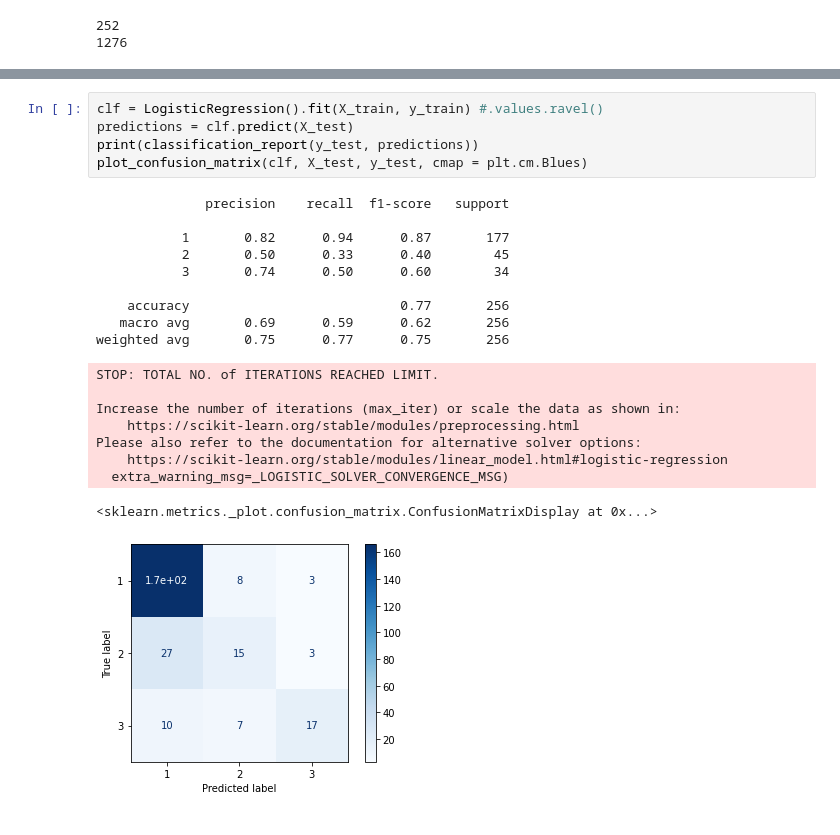
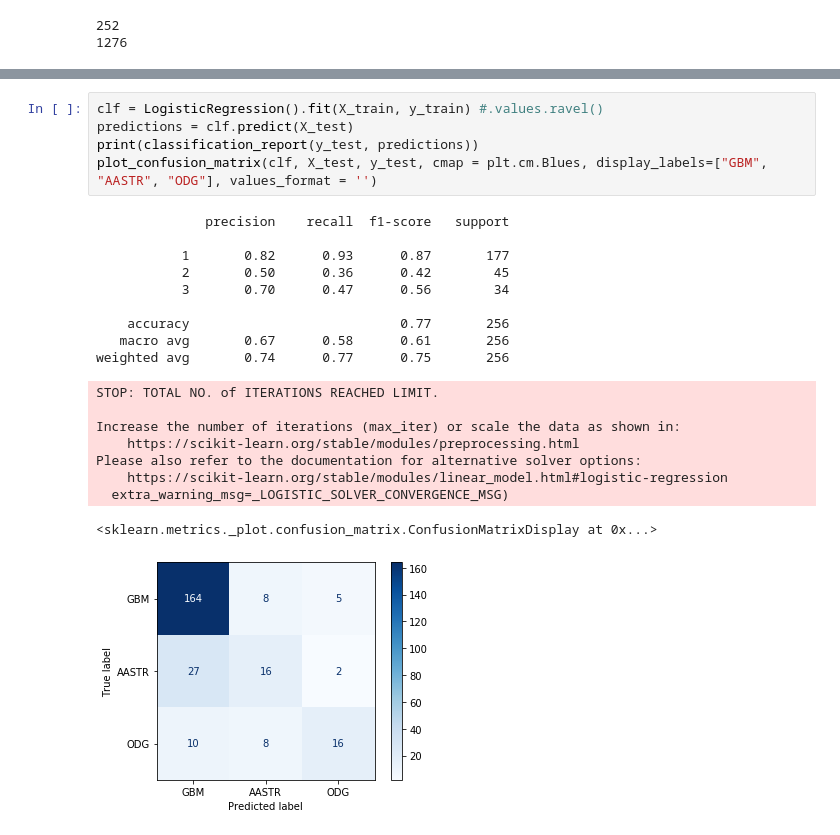
Before and after one commit to mathabaws/SOTA_xAI_Visual_analytics, a Jupyter notebook: notebooks/diffuseglioma-dataset-processing.ipynb, the cells around one changed output, grey strips where cells are left out. Drawn from its saved outputs; the diff is of its cells as text.

Commit message:
adjust confusion matrix, add model export, adjust imports for local development

```diff
--- a/notebooks/diffuseglioma-dataset-processing.ipynb
+++ b/notebooks/diffuseglioma-dataset-processing.ipynb
@@ -206,27 +203,27 @@ dtype: int64
 # %%
 clf = LogisticRegression().fit(X_train, y_train) #.values.ravel()
 predictions = clf.predict(X_test)
 print(classification_report(y_test, predictions))
-plot_confusion_matrix(clf, X_test, y_test, cmap = plt.cm.Blues)
+plot_confusion_matrix(clf, X_test, y_test, cmap = plt.cm.Blues, display_labels=["GBM", "AASTR", "ODG"], values_format = '')
 # %% [output]
               precision    recall  f1-score   support
 
-           1       0.82      0.94      0.87       177
-           2       0.50      0.33      0.40        45
-           3       0.74      0.50      0.60        34
+           1       0.82      0.93      0.87       177
+           2       0.50      0.36      0.42        45
+           3       0.70      0.47      0.56        34
 
     accuracy                           0.77       256
-   macro avg       0.69      0.59      0.62       256
-weighted avg       0.75      0.77      0.75       256
+   macro avg       0.67      0.58      0.61       256
+weighted avg       0.74      0.77      0.75       256
 STOP: TOTAL NO. of ITERATIONS REACHED LIMIT.
 
 Increase the number of iterations (max_iter) or scale the data as shown in:
     https://scikit-learn.org/stable/modules/preprocessing.html
 Please also refer to the documentation for alternative solver options:
     https://scikit-learn.org/stable/modules/linear_model.html#logistic-regression
   extra_warning_msg=_LOGISTIC_SOLVER_CONVERGENCE_MSG)
 <sklearn.metrics._plot.confusion_matrix.ConfusionMatrixDisplay at 0x...>
-[figure, old version]
+[figure, new version]
 # %%
 clf = RandomForestClassifier(n_estimators=100, random_state=42)
 clf.fit(X_train, y_train.values.ravel())
```
Also changed, not shown: parts of 9 cells of this notebook, 1 other file.
